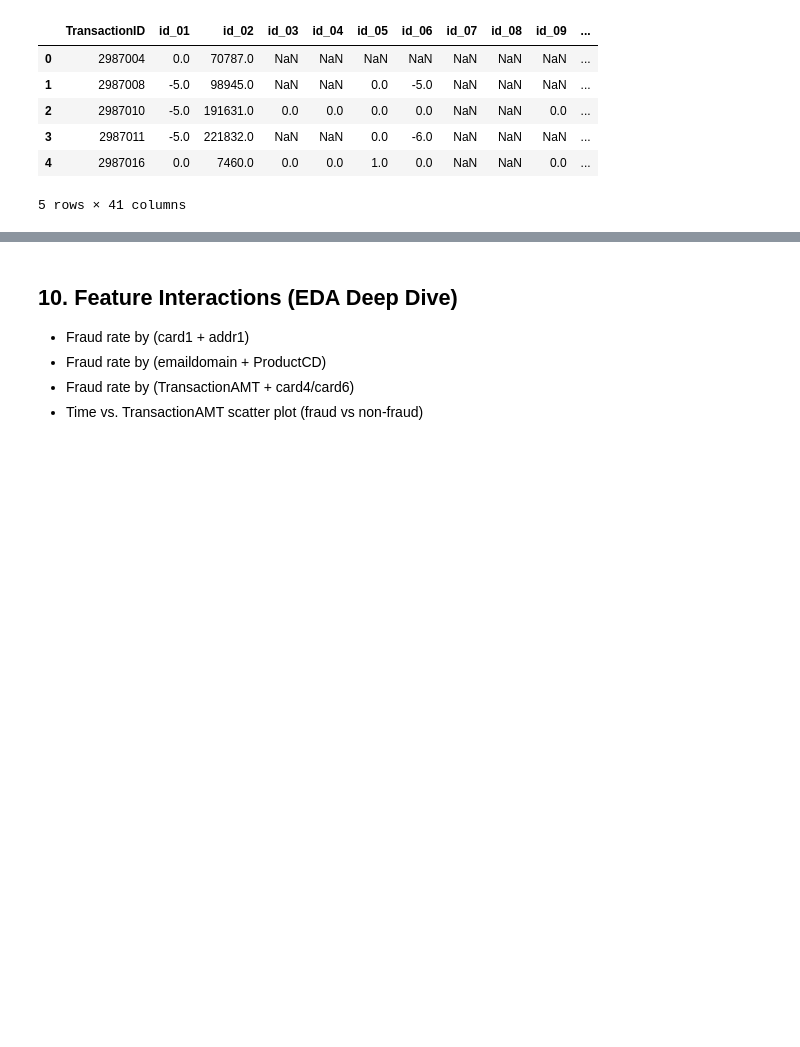
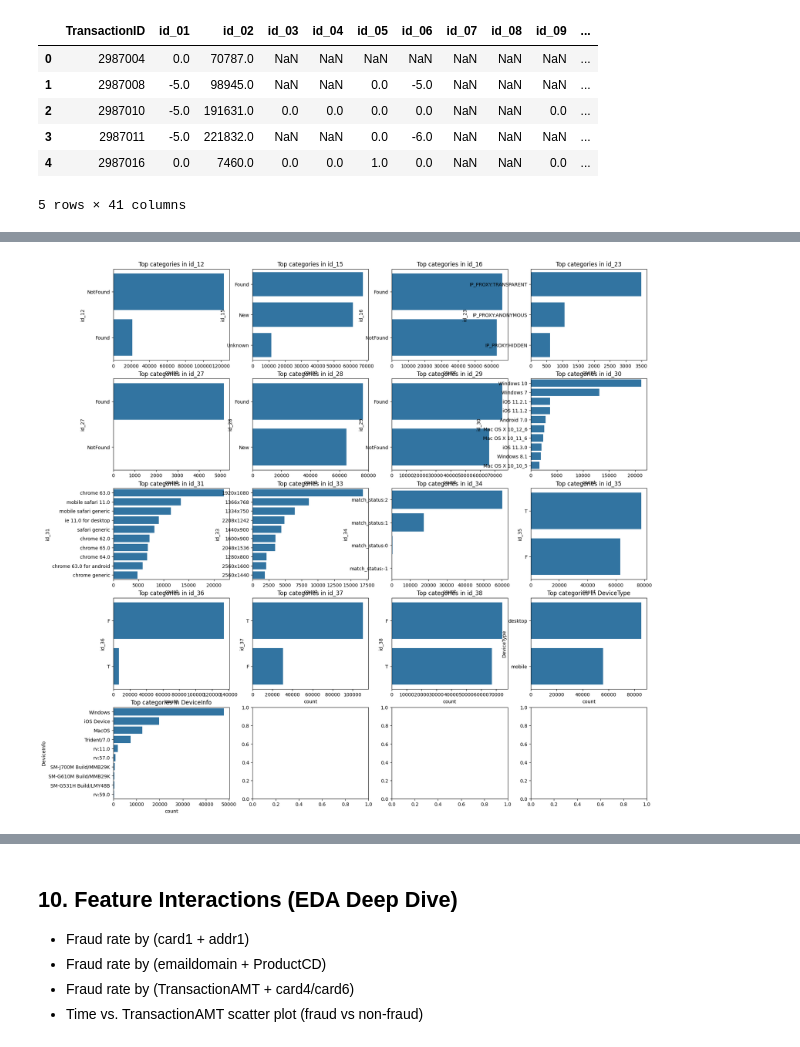
Before and after one commit to koutsompinask/MSC-thesis, a Jupyter notebook: fraud-detection.ipynb, the cells around one changed output, grey strips where cells are left out. Saved outputs shown, nothing was run; the diff lists cells and outputs as text; code cells hidden in the pictures; blank space fills up the shorter version.

```diff
--- a/fraud-detection.ipynb
+++ b/fraud-detection.ipynb
@@ -655,0 +721,15 @@ train_identity.head()
+# %%
+# ---------------------------
+# Count Plots (Categorical)
+# ---------------------------
+n_cols = 4
+n_rows = math.ceil(len(cat_cols) / n_cols)
+
+fig, axes = plt.subplots(n_rows, n_cols, figsize=(20, 4 * n_rows))
+axes = axes.flatten()
+
+for i, col in enumerate(cat_cols):
+    sns.countplot(y=col, data=train_identity, order=train_identity[col].value_counts().index[:10], ax=axes[i])
+    axes[i].set_title(f"Top categories in {col}")
+# %% [output]
+[figure, added]
```
Also changed, not shown: parts of 23 cells of this notebook.
